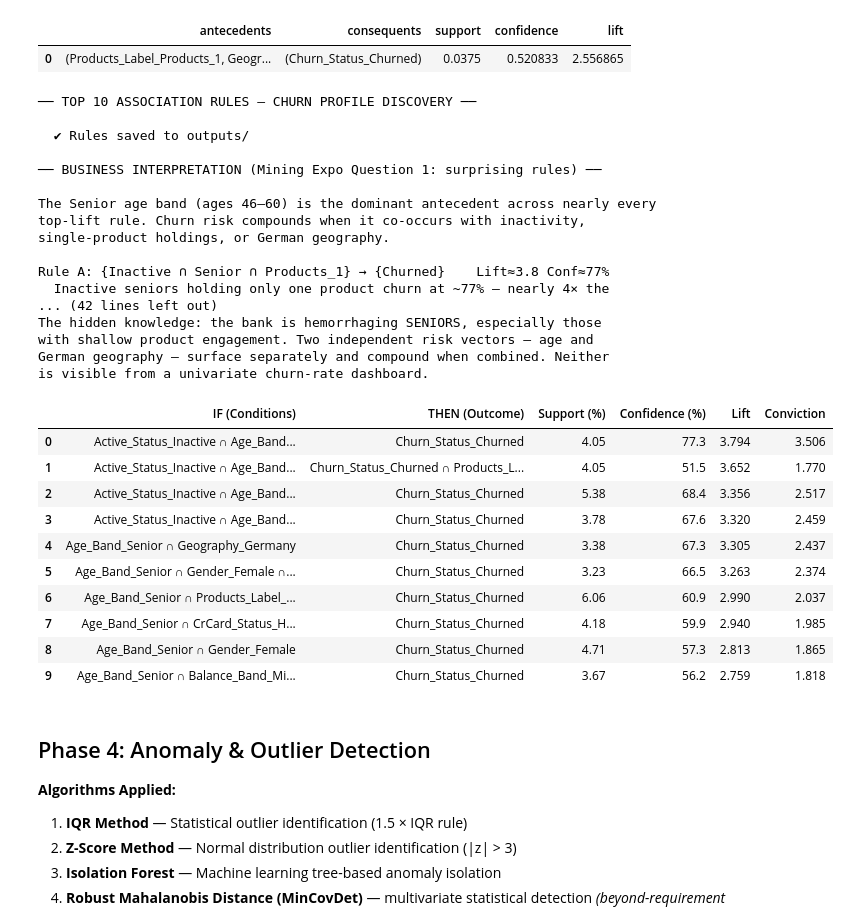
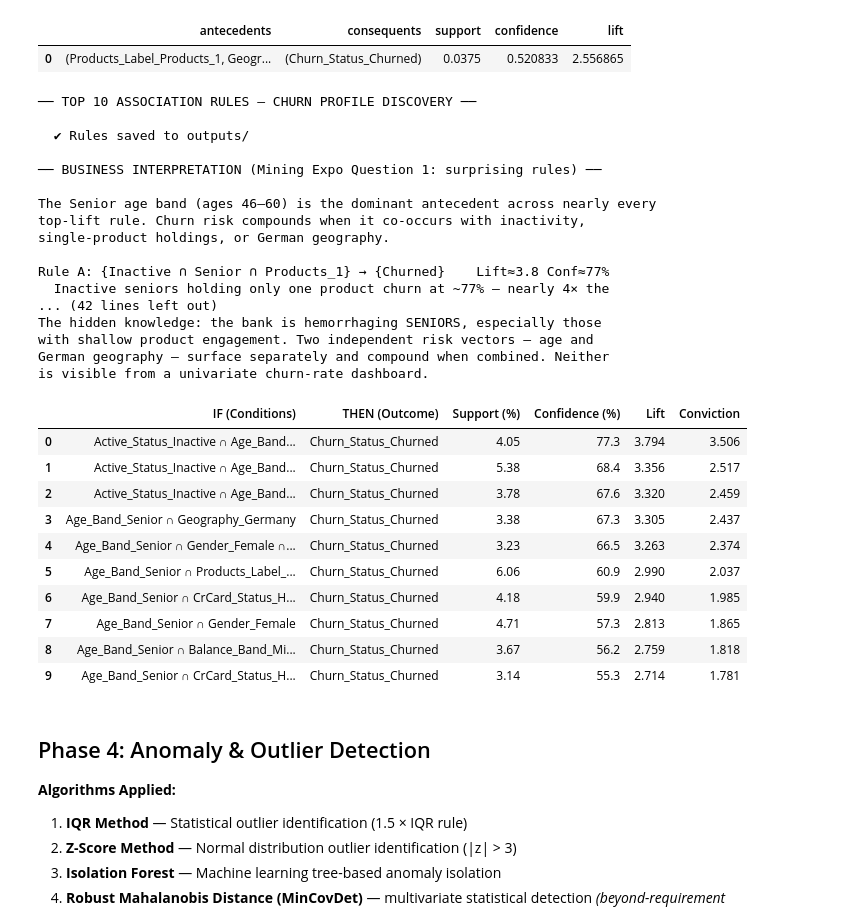
Before and after one commit to Kelompok4-PPTI20/data-mining, a Jupyter notebook: notebooks/notebook.ipynb, the cells around one changed output. Cells and saved outputs as stored; diff of their text form; code cells hidden in the pictures.

```diff
--- a/notebooks/notebook.ipynb
+++ b/notebooks/notebook.ipynb
@@ -354,7 +375,10 @@ for i, col in enumerate(cat_cols):
 
 # Binary
 for i, col in enumerate(binary_cols):
-    counts = df[col].value_counts()
+    # sort_index() forces 0/1 order so the ['No','Yes'] labels below map
+    # correctly. value_counts() alone orders by FREQUENCY, which silently
+    # swapped the labels for HasCrCard and IsActiveMember (majority class = 1).
+    counts = df[col].value_counts().sort_index()
     axes[i+2].pie(counts.values, labels=['No','Yes'], autopct='%1.1f%%',
                   colors=['#91bfdb','#fc8d59'], startangle=90)
     axes[i+2].set_title(f'{col} Split', fontweight='bold')
@@ -374,7 +398,9 @@ display(df.groupby('Geography')['Exited'].agg(['mean','sum','count'])
 
 print("\n── Churn Rate by Gender ──")
 display(df.groupby('Gender')['Exited'].agg(['mean','sum','count'])
-          .rename(columns={'mean':'Churn Rate','sum':'Churned','count':'Total'}))
+          .rename(columns={'mean':'Churn Rate','sum':'Churned','count':'Total'})
+          .assign(**{'Churn Rate': lambda x: (x['Churn Rate']*100).round(2)
+                     .astype(str) + '%'}).sort_values('Churned', ascending=False))
 # %% [output]
 ── Churn Rate by Geography ──
 
@@ -1979,7 +2111,10 @@ print(f"  SEGMENT  Churn Rate:                {confidence*100:.1f}%")
 | 0 | (Products_Label_Products_1, Geogr... | (Churn_Status_Churned) | 0.0375 | 0.520833 | 2.556865 |
 # %%
 # ── Top 10 Rules — Formatted Deliverable ──────────────────────────────
-top_rules = churn_rules.nlargest(10, 'lift')[
+# Deliverable table: single-consequent rules only. A multi-item consequent like
+# {Churned, Products_1} duplicates the information of its single-consequent
+# parent rule and would waste one of the 10 table slots on redundancy.
+top_rules = churn_rules[churn_rules['consequent_len'] == 1].nlargest(10, 'lift')[
     ['antecedents','consequents','support','confidence','lift','conviction']
 ].reset_index(drop=True)
 
@@ -2053,42 +2188,42 @@ Rule J: {Inactive ∩ Germany ∩ Products_1} → {Churned}   Lift≈2.6 Conf≈
   Validates the German-branch hypothesis: inactive German single-product
   customers churn at >2.5× baseline. Pairs with Rule C as evidence that
   Germany has a structural retention problem, not just a senior problem.
 
 ── KEY TAKEAWAY ──
 The hidden knowledge: the bank is hemorrhaging SENIORS, especially those
 with shallow product engagement. Two independent risk vectors — age and
 German geography — surface separately and compound when combined. Neither
 is visible from a univariate churn-rate dashboard.
 """)
 # %% [output]
 ── TOP 10 ASSOCIATION RULES — CHURN PROFILE DISCOVERY ──
 
   ✔ Rules saved to outputs/
 
 ── BUSINESS INTERPRETATION (Mining Expo Question 1: surprising rules) ──
 
 The Senior age band (ages 46–60) is the dominant antecedent across nearly every
 top-lift rule. Churn risk compounds when it co-occurs with inactivity,
 single-product holdings, or German geography.
 
 Rule A: {Inactive ∩ Senior ∩ Products_1} → {Churned}    Lift≈3.8 Conf≈77%
   Inactive seniors holding only one product churn at ~77% — nearly 4× the
 ... (42 lines left out)
 The hidden knowledge: the bank is hemorrhaging SENIORS, especially those
 with shallow product engagement. Two independent risk vectors — age and
 German geography — surface separately and compound when combined. Neither
 is visible from a univariate churn-rate dashboard.
 |  | IF (Conditions) | THEN (Outcome) | Support (%) | Confidence (%) | Lift | Conviction |
 | 0 | Active_Status_Inactive ∩ Age_Band... | Churn_Status_Churned | 4.05 | 77.3 | 3.794 | 3.506 |
-| 1 | Active_Status_Inactive ∩ Age_Band... | Churn_Status_Churned ∩ Products_L... | 4.05 | 51.5 | 3.652 | 1.770 |
-| 2 | Active_Status_Inactive ∩ Age_Band... | Churn_Status_Churned | 5.38 | 68.4 | 3.356 | 2.517 |
-| 3 | Active_Status_Inactive ∩ Age_Band... | Churn_Status_Churned | 3.78 | 67.6 | 3.320 | 2.459 |
-| 4 | Age_Band_Senior ∩ Geography_Germany | Churn_Status_Churned | 3.38 | 67.3 | 3.305 | 2.437 |
-| 5 | Age_Band_Senior ∩ Gender_Female ∩... | Churn_Status_Churned | 3.23 | 66.5 | 3.263 | 2.374 |
-| 6 | Age_Band_Senior ∩ Products_Label_... | Churn_Status_Churned | 6.06 | 60.9 | 2.990 | 2.037 |
-| 7 | Age_Band_Senior ∩ CrCard_Status_H... | Churn_Status_Churned | 4.18 | 59.9 | 2.940 | 1.985 |
-| 8 | Age_Band_Senior ∩ Gender_Female | Churn_Status_Churned | 4.71 | 57.3 | 2.813 | 1.865 |
-| 9 | Age_Band_Senior ∩ Balance_Band_Mi... | Churn_Status_Churned | 3.67 | 56.2 | 2.759 | 1.818 |
+| 1 | Active_Status_Inactive ∩ Age_Band... | Churn_Status_Churned | 5.38 | 68.4 | 3.356 | 2.517 |
+| 2 | Active_Status_Inactive ∩ Age_Band... | Churn_Status_Churned | 3.78 | 67.6 | 3.320 | 2.459 |
+| 3 | Age_Band_Senior ∩ Geography_Germany | Churn_Status_Churned | 3.38 | 67.3 | 3.305 | 2.437 |
+| 4 | Age_Band_Senior ∩ Gender_Female ∩... | Churn_Status_Churned | 3.23 | 66.5 | 3.263 | 2.374 |
+| 5 | Age_Band_Senior ∩ Products_Label_... | Churn_Status_Churned | 6.06 | 60.9 | 2.990 | 2.037 |
+| 6 | Age_Band_Senior ∩ CrCard_Status_H... | Churn_Status_Churned | 4.18 | 59.9 | 2.940 | 1.985 |
+| 7 | Age_Band_Senior ∩ Gender_Female | Churn_Status_Churned | 4.71 | 57.3 | 2.813 | 1.865 |
+| 8 | Age_Band_Senior ∩ Balance_Band_Mi... | Churn_Status_Churned | 3.67 | 56.2 | 2.759 | 1.818 |
+| 9 | Age_Band_Senior ∩ CrCard_Status_H... | Churn_Status_Churned | 3.14 | 55.3 | 2.714 | 1.781 |
 # %% [markdown]
 ## Phase 4: Anomaly & Outlier Detection
 
```
Also changed, not shown: parts of 20 cells of this notebook, 27 other files.
